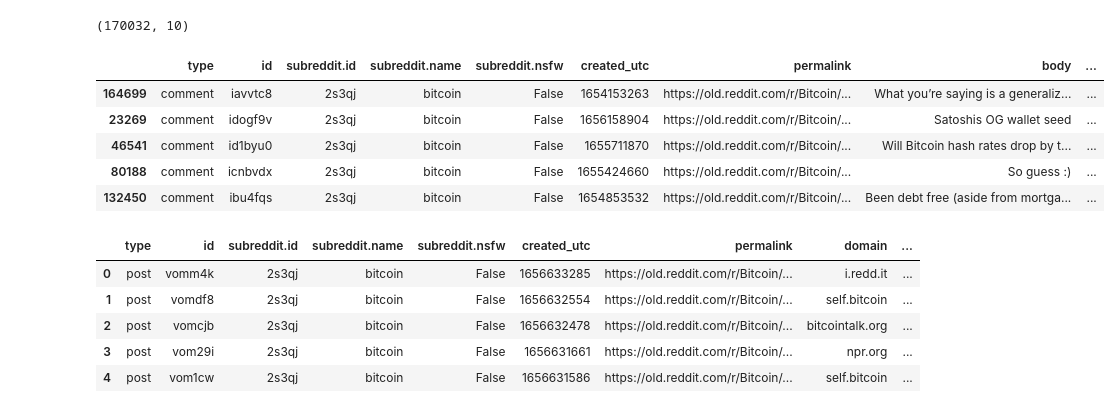
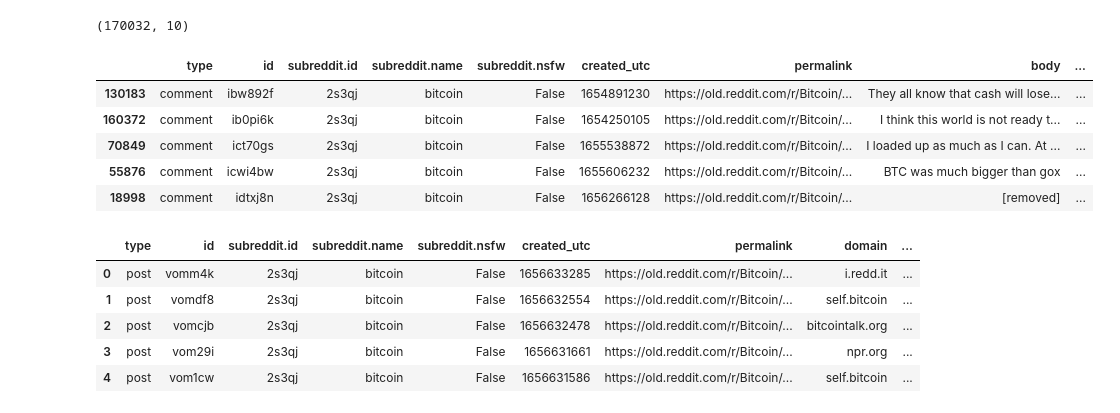
Before and after one commit to BrysonShitsukane77/Bitcoin-Sentiment-Analysis, a Jupyter notebook: BTC Sentiment Analysis.ipynb, the cells around one changed output. Saved outputs shown, nothing was run; the diff lists cells and outputs as text; code cells hidden in the pictures.

```diff
--- a/BTC Sentiment Analysis.ipynb
+++ b/BTC Sentiment Analysis.ipynb
@@ -119,8 +130,8 @@ import warnings
 warnings.filterwarnings("ignore", category=DeprecationWarning)
 # %%
 # Load the comments dataset
-df = pd.read_csv("Data/reddit-r-bitcoin-data-for-jun-2022-comments.csv")
-df.head(5)
+comments_df = pd.read_csv("Data/reddit-r-bitcoin-data-for-jun-2022-comments.csv")
+comments_df.head(5)
 # %% [output]
 |  | type | id | subreddit.id | subreddit.name | subreddit.nsfw | created_utc | permalink | body | ... |
 | 0 | comment | iedz93k | 2s3qj | bitcoin | False | 1656633593 | https://old.reddit.com/r/Bitcoin/... | $28 fee. Godamn. | ... |
@@ -134,14 +145,14 @@ df.shape
 # %% [output]
 (170032, 10)
 # %%
-df.sample(5)
+comments_df.sample(5)
 # %% [output]
 |  | type | id | subreddit.id | subreddit.name | subreddit.nsfw | created_utc | permalink | body | ... |
-| 164699 | comment | iavvtc8 | 2s3qj | bitcoin | False | 1654153263 | https://old.reddit.com/r/Bitcoin/... | What you’re saying is a generaliz... | ... |
-| 23269 | comment | idogf9v | 2s3qj | bitcoin | False | 1656158904 | https://old.reddit.com/r/Bitcoin/... | Satoshis OG wallet seed | ... |
-| 46541 | comment | id1byu0 | 2s3qj | bitcoin | False | 1655711870 | https://old.reddit.com/r/Bitcoin/... | Will Bitcoin hash rates drop by t... | ... |
-| 80188 | comment | icnbvdx | 2s3qj | bitcoin | False | 1655424660 | https://old.reddit.com/r/Bitcoin/... | So guess :) | ... |
-| 132450 | comment | ibu4fqs | 2s3qj | bitcoin | False | 1654853532 | https://old.reddit.com/r/Bitcoin/... | Been debt free (aside from mortga... | ... |
+| 130183 | comment | ibw892f | 2s3qj | bitcoin | False | 1654891230 | https://old.reddit.com/r/Bitcoin/... | They all know that cash will lose... | ... |
+| 160372 | comment | ib0pi6k | 2s3qj | bitcoin | False | 1654250105 | https://old.reddit.com/r/Bitcoin/... | I think this world is not ready t... | ... |
+| 70849 | comment | ict70gs | 2s3qj | bitcoin | False | 1655538872 | https://old.reddit.com/r/Bitcoin/... | I loaded up as much as I can. At ... | ... |
+| 55876 | comment | icwi4bw | 2s3qj | bitcoin | False | 1655606232 | https://old.reddit.com/r/Bitcoin/... | BTC was much bigger than gox | ... |
+| 18998 | comment | idtxj8n | 2s3qj | bitcoin | False | 1656266128 | https://old.reddit.com/r/Bitcoin/... | [removed] | ... |
 # %%
 #Load the posts dataset
 
```
Also changed, not shown: parts of 16 cells of this notebook.
